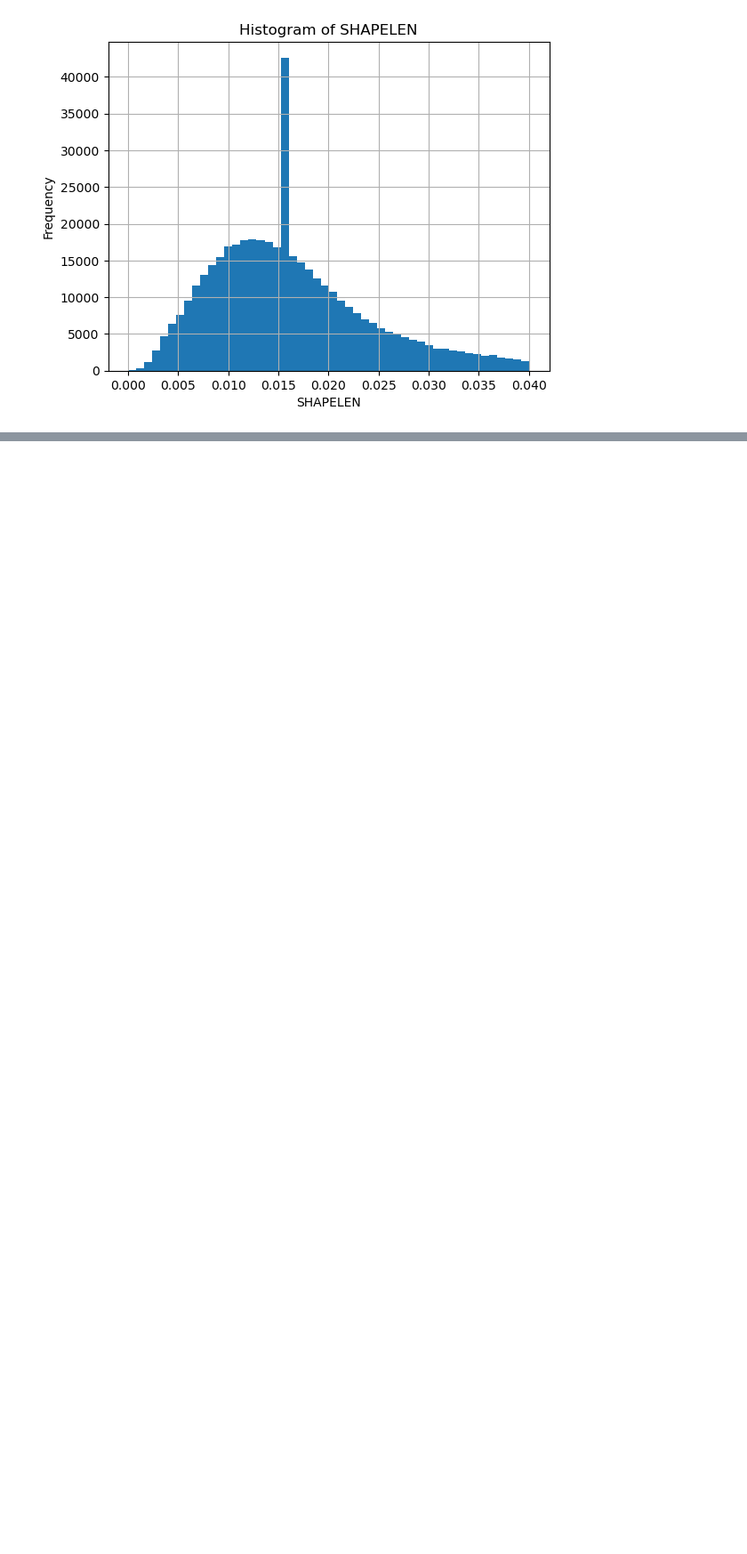
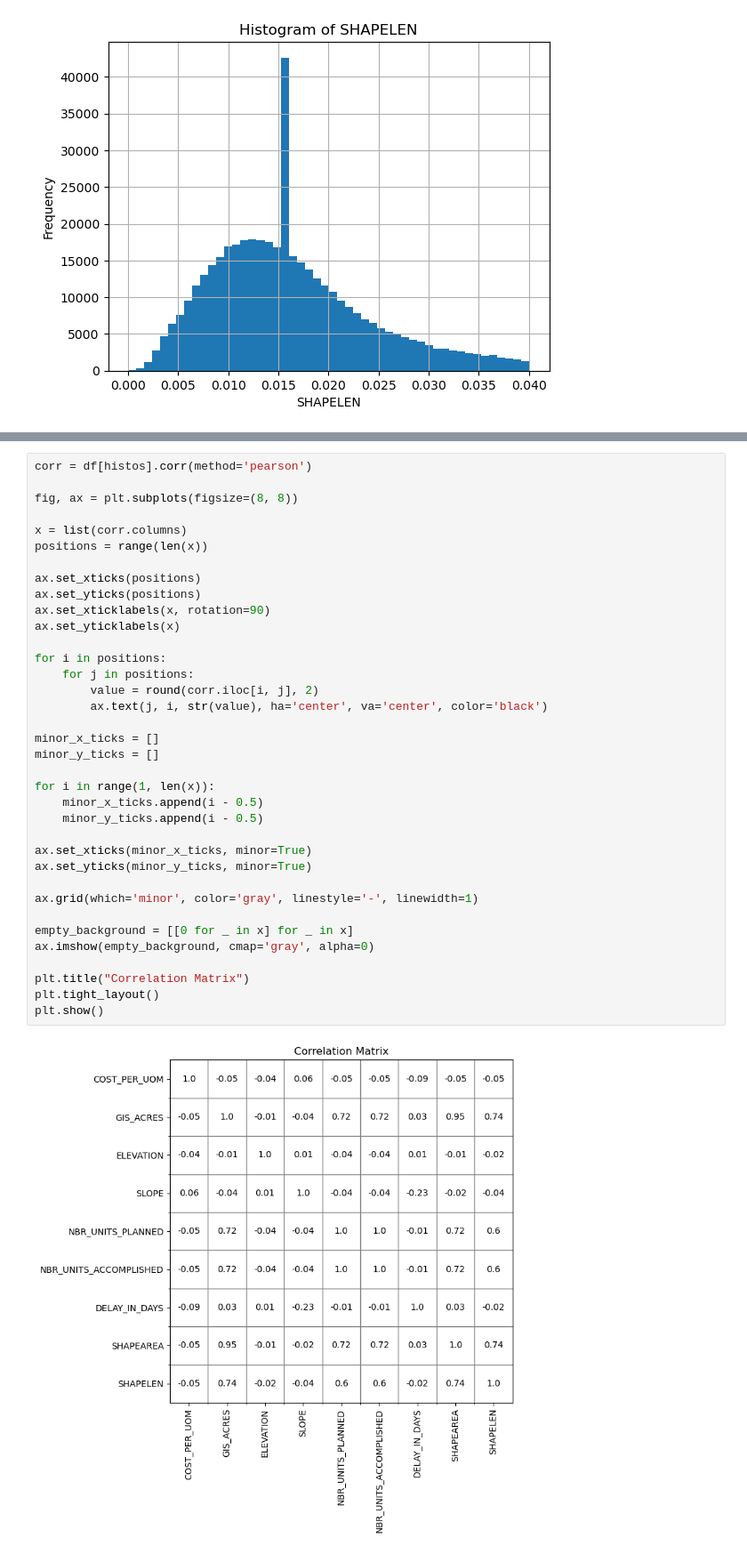
Before and after one commit to Kurogisa/Reforestation-Datamining, a Jupyter notebook: reforestation.ipynb, the cells around one changed output, grey strips where cells are left out. Shown: that part at 89% size. Cells and saved outputs as stored; diff of their text form; blank space fills up the shorter version.

```diff
--- a/reforestation.ipynb
+++ b/reforestation.ipynb
@@ -406,0 +491,38 @@ for col in histos:
+# %%
+corr = df[histos].corr(method='pearson')
+
+fig, ax = plt.subplots(figsize=(8, 8))
+
+x = list(corr.columns)
+positions = range(len(x))
+
+ax.set_xticks(positions)
+ax.set_yticks(positions)
+ax.set_xticklabels(x, rotation=90)
+ax.set_yticklabels(x)
+
+for i in positions:
+    for j in positions:
+        value = round(corr.iloc[i, j], 2)
+        ax.text(j, i, str(value), ha='center', va='center', color='black')
+
+minor_x_ticks = []
+minor_y_ticks = []
+
+for i in range(1, len(x)):
+    minor_x_ticks.append(i - 0.5)
+    minor_y_ticks.append(i - 0.5)
+
+ax.set_xticks(minor_x_ticks, minor=True)
+ax.set_yticks(minor_y_ticks, minor=True)
+
+ax.grid(which='minor', color='gray', linestyle='-', linewidth=1)
+
+empty_background = [[0 for _ in x] for _ in x]
+ax.imshow(empty_background, cmap='gray', alpha=0)
+
+plt.title("Correlation Matrix")
+plt.tight_layout()
+plt.show()
+# %% [output]
+[figure, added]
```
Also changed, not shown: parts of 12 cells of this notebook.
